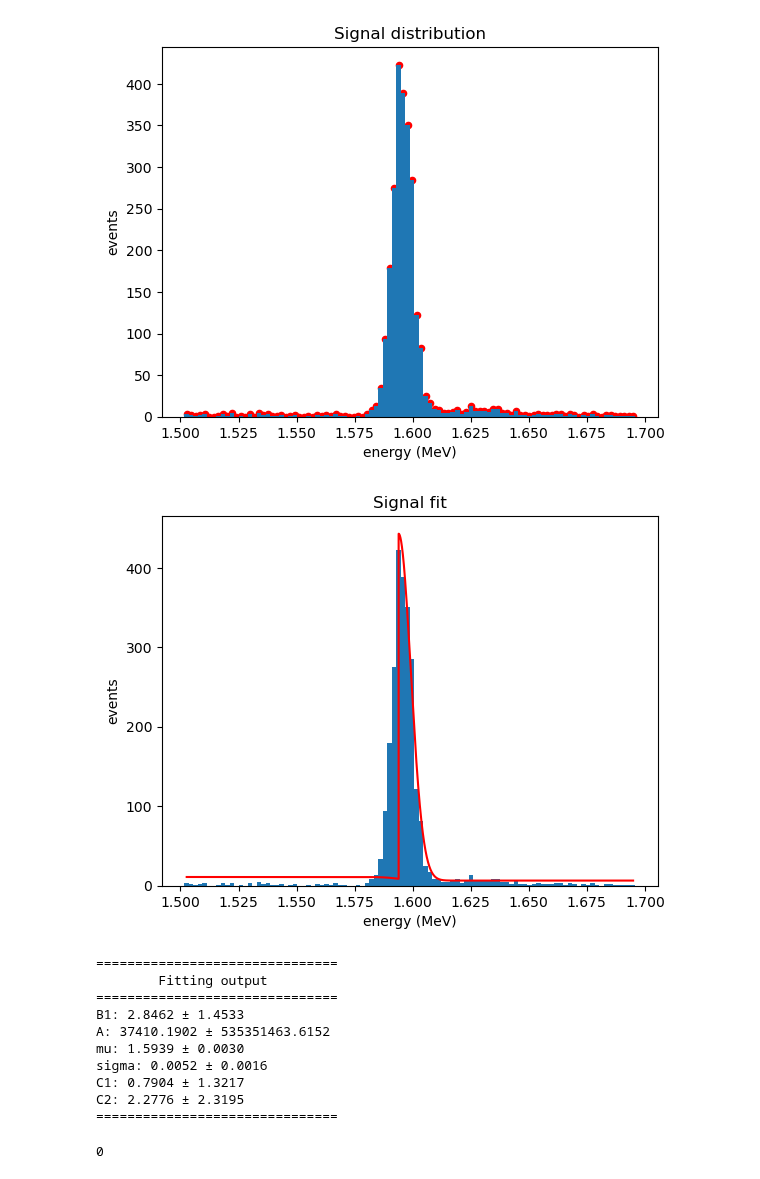
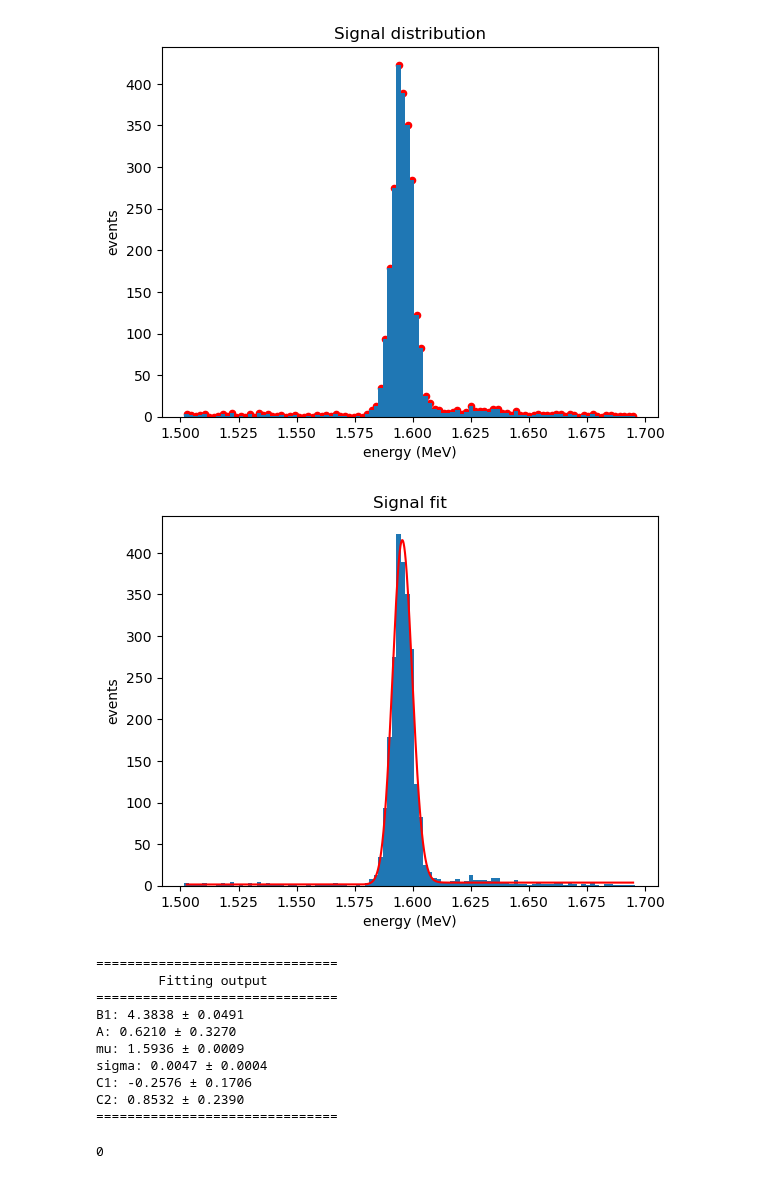
Before and after one commit to jwaiton/next_misc, a Jupyter notebook: FOM_merge&fit/fitting_work.ipynb, the cells around one changed output. Drawn from its saved outputs; the diff is of its cells as text; code cells hidden in the pictures.

```diff
--- a/FOM_merge&fit/fitting_work.ipynb
+++ b/FOM_merge&fit/fitting_work.ipynb
@@ -25,7 +26,7 @@ from scipy.integrate import quad
 # %%
 def collate_ports(path_array):
     '''
-    Collect individual ports and apply the respective cuts to save space.
+    Collect individual ports and merge the information
 
     Args:
         path_array          :           an array of folder paths to h5 files
@@ -36,15 +37,21 @@ def collate_ports(path_array):
         array               :           output of collective ports
     '''
 
+    # strip array except from port information
+    port_id = [x.split('PORT_')[1][:2] for x in path_array]
+
     for i in range(len(path_array)):
         print("Porting {}".format(path_array[i]))
         if (i==0):
             tracks = (func.load_data(path_array[i]))[0]
+            # add on the column for port ID
+            tracks['PORT'] = str(port_id[i])
         else:
             nu_tracks = (func.load_data(path_array[i]))[0]
             print("Tracks: {}".format(func.len_events(nu_tracks)))
             # multiply the events numbers to avoid overlap
             nu_tracks['event'] = nu_tracks['event'] * (i+1)
+            nu_tracks['PORT'] = str(port_id[i])
             tracks = tracks.append(nu_tracks)
 
         print("Done! Tracks available: {}".format(func.len_events(tracks)))
@@ -220,9 +296,9 @@ plt.show()
 [figure]
 # %%
 # fit the signal function to our data here
-def sig_func(x, ns, a, mu, sigma, C1, C2):
-    # move this to functions.py (its already there, just for importing purposes this is easier)
-    return ns * (skewnorm_func(x, a, mu, sigma) + C1*error_func(x, mu, sigma) + C2)
+#def sig_func(x, ns, a, mu, sigma, C1, C2):
+#    # move this to functions.py (its already there, just for importing purposes this is easier)
+#    return ns * (skewnorm_func(x, a, mu, sigma) + C1*error_func(x, mu, sigma) + C2)
 def print_parameters(popt,pcov,labels):
     '''
     Prints fitting parameters
@@ -241,26 +317,26 @@ def print_parameters(popt,pcov,labels):
 
 
 # p0 is apriori
-p0 = ([1, 400, 1.58, 0.3, 4.5, 2])
+p0 = ([1, 5, 1.58, 0.3, 4.5, 2])
 fit_labels = ['B1', 'A', 'mu', 'sigma', 'C1', 'C2']
 
 
-popt, pcov = curve_fit(sig_func, centres, hist, p0, maxfev = 500000)
+popt, pcov = curve_fit(func.sig_func, centres, hist, p0, maxfev = 500000)
 # %%
-plot_fit(sig_func, centres, popt, fit_labels)
+func.plot_fit(func.sig_func, centres, popt, fit_labels, popt_text=True)
 func.plot_hist(sig_data, binning = 100, title='Signal fit', log = False)
 plt.show()
 print_parameters(popt, pcov, fit_labels)
 # %% [output]
-[figure, old version]
+[figure, new version]
 ===============================
         Fitting output
 ===============================
-B1: 2.8462 ± 1.4533
-A: 37410.1902 ± 535351463.6152
-mu: 1.5939 ± 0.0030
-sigma: 0.0052 ± 0.0016
-C1: 0.7904 ± 1.3217
-C2: 2.2776 ± 2.3195
+B1: 4.3838 ± 0.0491
+A: 0.6210 ± 0.3270
+mu: 1.5936 ± 0.0009
+sigma: 0.0047 ± 0.0004
+C1: -0.2576 ± 0.1706
+C2: 0.8532 ± 0.2390
 ===============================
 0
```
Also changed, not shown: parts of 26 cells of this notebook, 3 other files.
